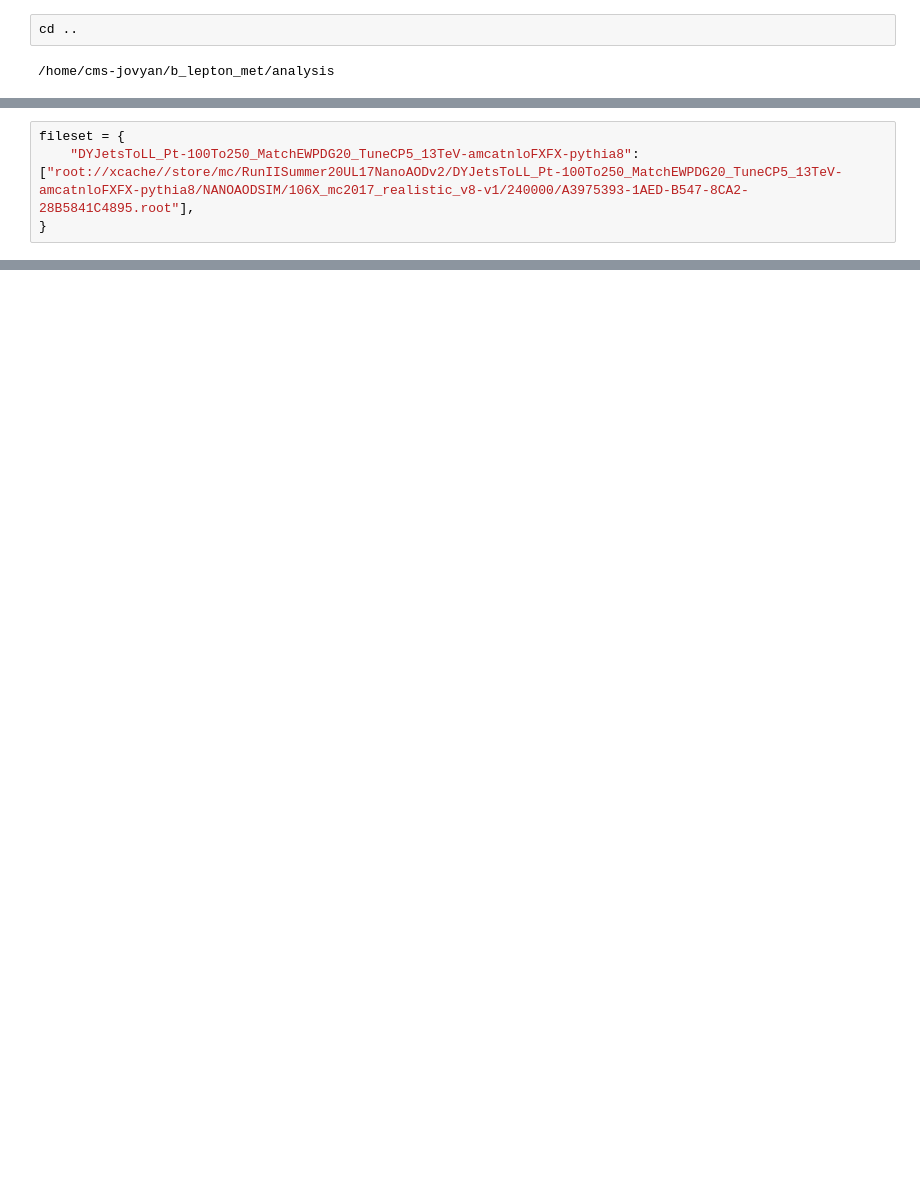
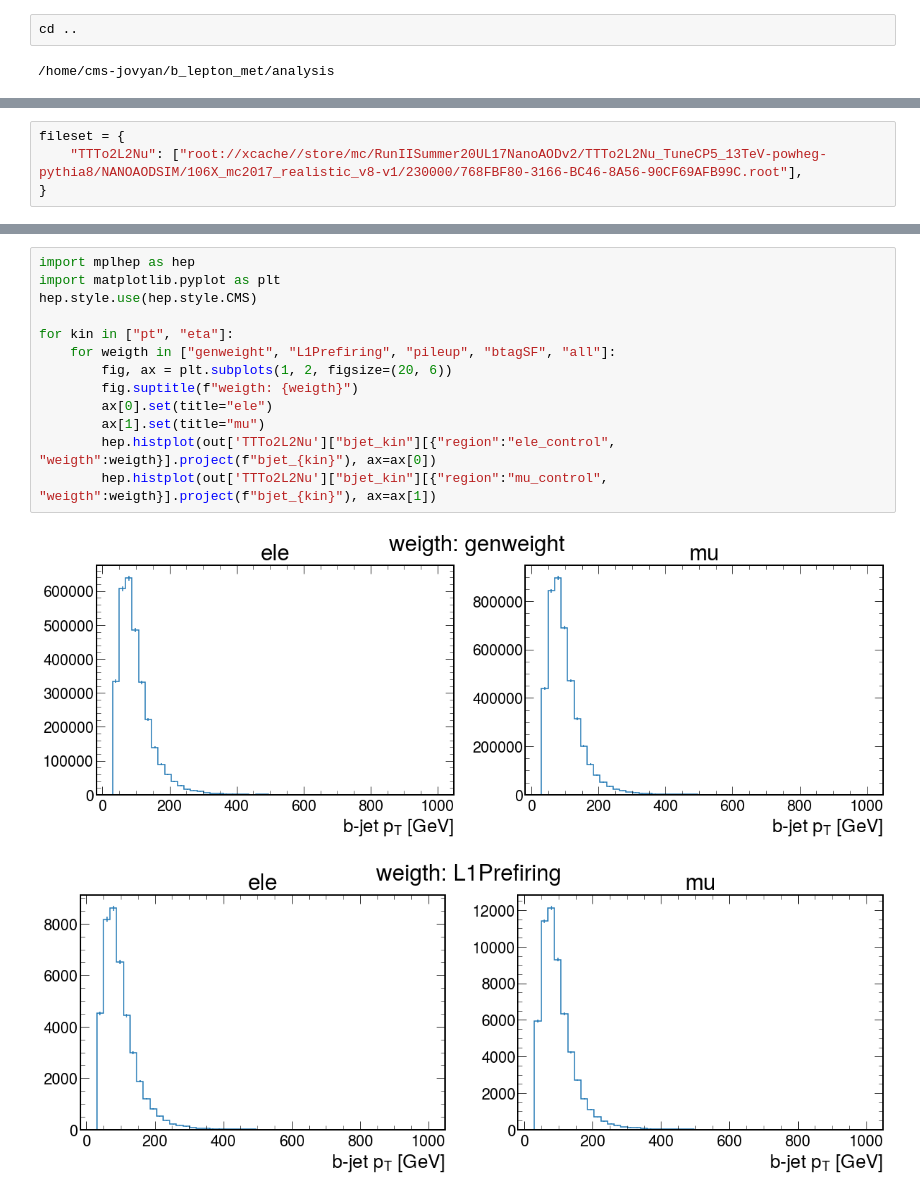
Before and after one commit to tomasate/wprime_plus_b, a Jupyter notebook: analysis/background_estimation/background_estimation.ipynb, the cells around one changed output, grey strips where cells are left out. Cells and saved outputs as stored; diff of their text form; blank space fills up the shorter version.

```diff
--- a/analysis/background_estimation/background_estimation.ipynb
+++ b/analysis/background_estimation/background_estimation.ipynb
@@ -193,7 +248,7 @@ class BackgroundEstimatorProcessor(processor.ProcessorABC):
         return accumulator
 # %%
 fileset = {
-    "DYJetsToLL_Pt-100To250_MatchEWPDG20_TuneCP5_13TeV-amcatnloFXFX-pythia8": ["root://xcache//store/mc/RunIISummer20UL17NanoAODv2/DYJetsToLL_Pt-100To250_MatchEWPDG20_TuneCP5_13TeV-amcatnloFXFX-pythia8/NANOAODSIM/106X_mc2017_realistic_v8-v1/240000/A3975393-1AED-B547-8CA2-28B5841C4895.root"],
+    "TTTo2L2Nu": ["root://xcache//store/mc/RunIISummer20UL17NanoAODv2/TTTo2L2Nu_TuneCP5_13TeV-powheg-pythia8/NANOAODSIM/106X_mc2017_realistic_v8-v1/230000/768FBF80-3166-BC46-8A56-90CF69AFB99C.root"],
 }
 # %%
 out = processor.run_uproot_job(
@@ -214,0 +277,16 @@ out = processor.run_uproot_job(
+# %%
+import mplhep as hep
+import matplotlib.pyplot as plt
+hep.style.use(hep.style.CMS)
+
+for kin in ["pt", "eta"]:
+    for weigth in ["genweight", "L1Prefiring", "pileup", "btagSF", "all"]:
+        fig, ax = plt.subplots(1, 2, figsize=(20, 6))
+        fig.suptitle(f"weigth: {weigth}")
+        ax[0].set(title="ele")
+        ax[1].set(title="mu")
+        hep.histplot(out['TTTo2L2Nu']["bjet_kin"][{"region":"ele_control", "weigth":weigth}].project(f"bjet_{kin}"), ax=ax[0])
+        hep.histplot(out['TTTo2L2Nu']["bjet_kin"][{"region":"mu_control", "weigth":weigth}].project(f"bjet_{kin}"), ax=ax[1])
+# %% [output]
+[figure, added]
+[figure, added]
```
Also changed, not shown: parts of 5 cells of this notebook.
